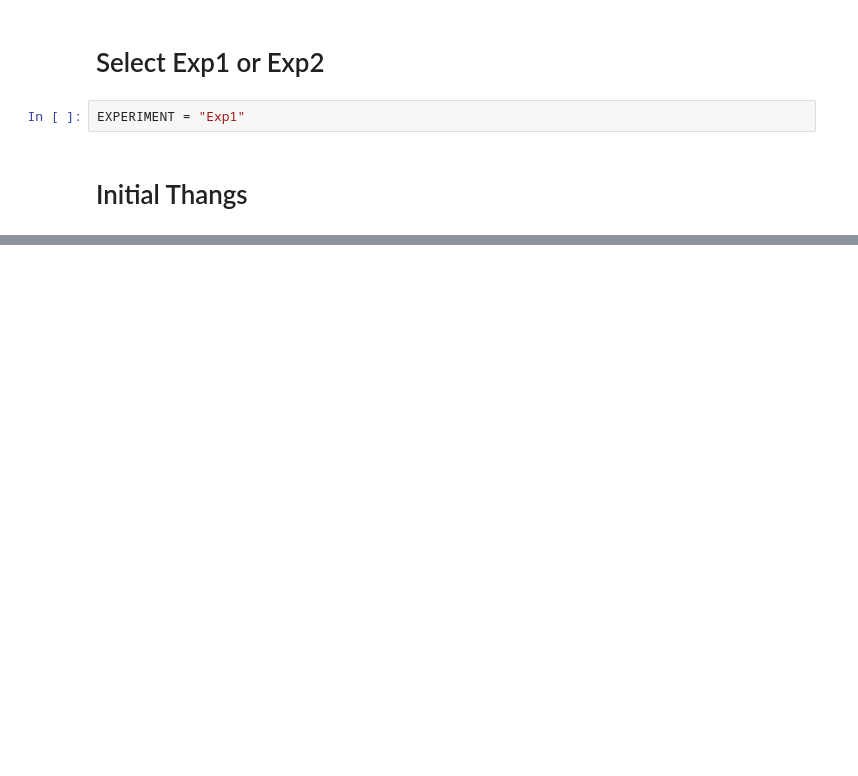
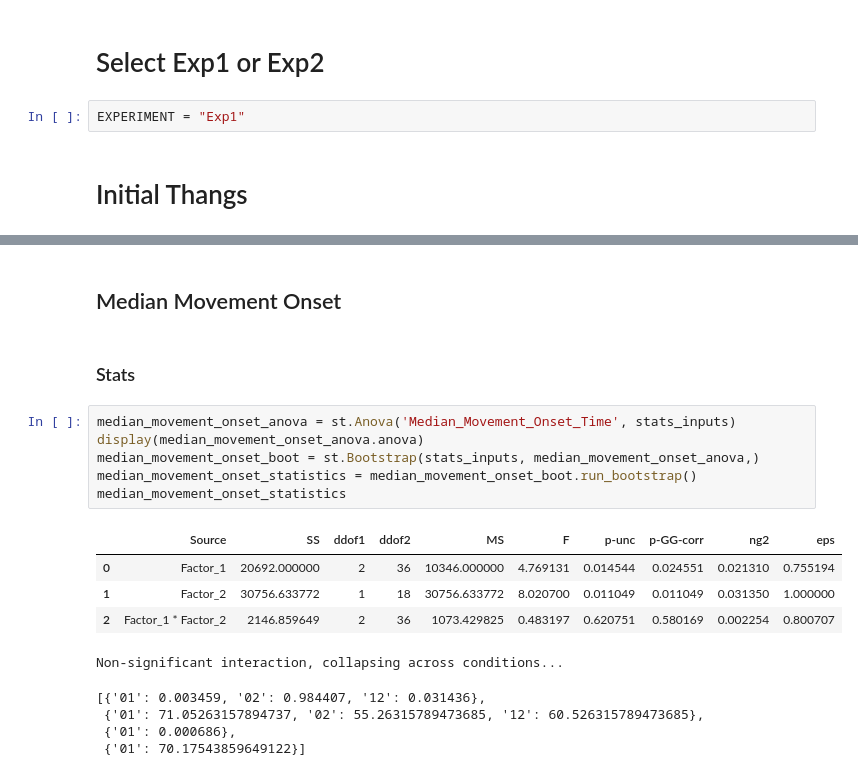
Before and after one commit to SethSullivan/MatchPennies-Agent-Expirement, a Jupyter notebook: scripts/makefigs/SCAPPS_Figures.ipynb, the cells around one changed output, grey strips where cells are left out. Drawn from its saved outputs; the diff is of its cells as text; blank space fills up the shorter version.

Commit message:
using new statistics classes

```diff
--- a/scripts/makefigs/SCAPPS_Figures.ipynb
+++ b/scripts/makefigs/SCAPPS_Figures.ipynb
@@ -90,0 +134,20 @@ for i, (index, row) in enumerate(base_model_df.iterrows()):
+# %% [markdown]
+## Median Movement Onset
+# %% [markdown]
+### Stats
+# %%
+median_movement_onset_anova = st.Anova('Median_Movement_Onset_Time', stats_inputs)
+display(median_movement_onset_anova.anova)
+median_movement_onset_boot = st.Bootstrap(stats_inputs, median_movement_onset_anova,)
+median_movement_onset_statistics = median_movement_onset_boot.run_bootstrap()
+median_movement_onset_statistics
+# %% [output]
+|  | Source | SS | ddof1 | ddof2 | MS | F | p-unc | p-GG-corr | ng2 | eps |
+| 0 | Factor_1 | 20692.000000 | 2 | 36 | 10346.000000 | 4.769131 | 0.014544 | 0.024551 | 0.021310 | 0.755194 |
+| 1 | Factor_2 | 30756.633772 | 1 | 18 | 30756.633772 | 8.020700 | 0.011049 | 0.011049 | 0.031350 | 1.000000 |
+| 2 | Factor_1 * Factor_2 | 2146.859649 | 2 | 36 | 1073.429825 | 0.483197 | 0.620751 | 0.580169 | 0.002254 | 0.800707 |
+Non-significant interaction, collapsing across conditions...
+[{'01': 0.003459, '02': 0.984407, '12': 0.031436},
+ {'01': 71.05263157894737, '02': 55.26315789473685, '12': 60.526315789473685},
+ {'01': 0.000686},
+ {'01': 70.17543859649122}]
```
Also changed, not shown: parts of 15 cells of this notebook.
